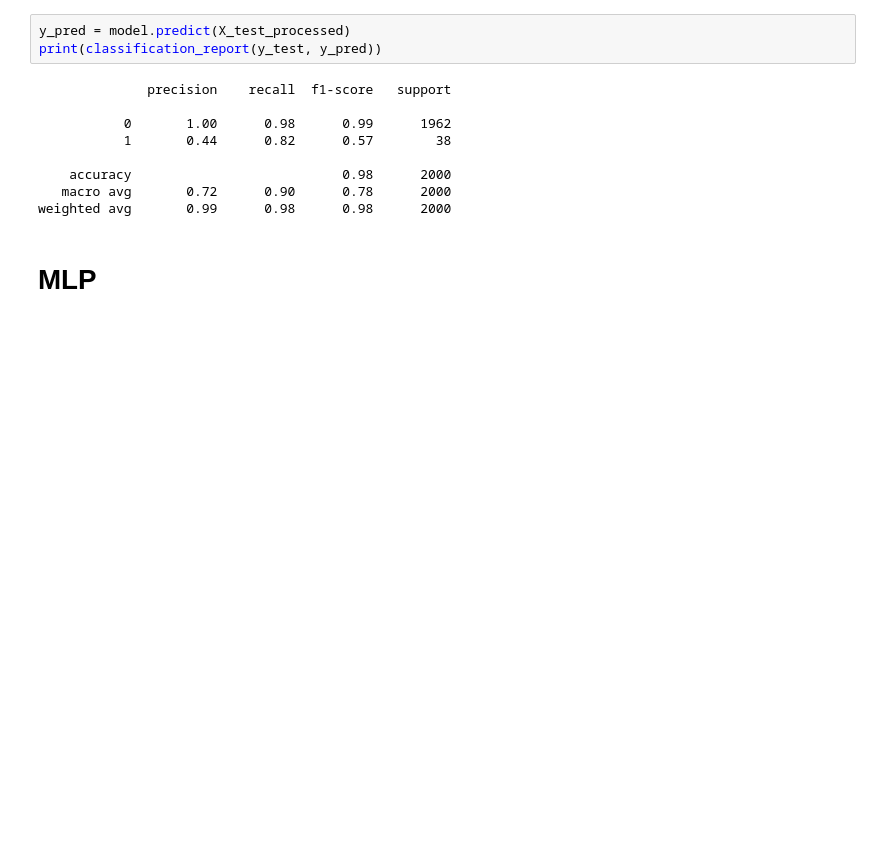
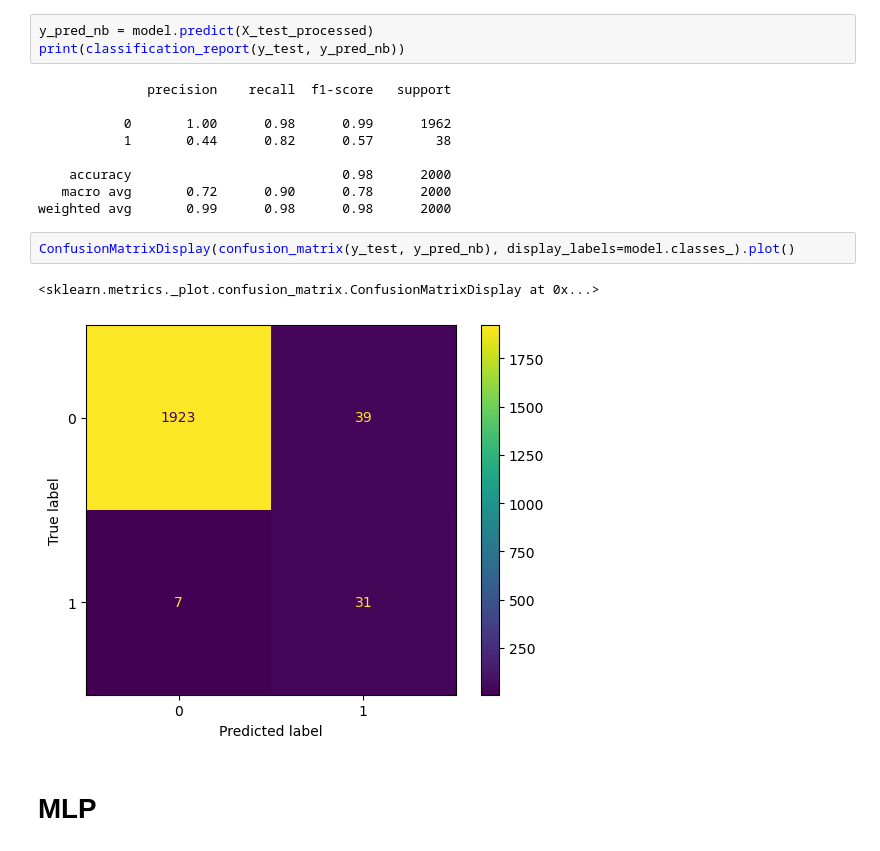
Before and after one commit to Giorgio6846/TrabajoParcial-ML, a Jupyter notebook: code/data_process.ipynb, the cells around one changed output. Saved outputs shown, nothing was run; the diff lists cells and outputs as text; blank space fills up the shorter version.

Commit message:
final metrics

```diff
--- a/code/data_process.ipynb
+++ b/code/data_process.ipynb
@@ -192,8 +193,8 @@ model.fit(X_train_balanced, y_train_balanced)
 # %% [output]
 GaussianNB()
 # %%
-y_pred = model.predict(X_test_processed)
-print(classification_report(y_test, y_pred))
+y_pred_nb = model.predict(X_test_processed)
+print(classification_report(y_test, y_pred_nb))
 # %% [output]
               precision    recall  f1-score   support
 
@@ -203,6 +204,11 @@ print(classification_report(y_test, y_pred))
     accuracy                           0.98      2000
    macro avg       0.72      0.90      0.78      2000
 weighted avg       0.99      0.98      0.98      2000
+# %%
+ConfusionMatrixDisplay(confusion_matrix(y_test, y_pred_nb), display_labels=model.classes_).plot()
+# %% [output]
+<sklearn.metrics._plot.confusion_matrix.ConfusionMatrixDisplay at 0x...>
+[figure, added]
 # %% [markdown]
 # MLP
 # %%
```
Also changed, not shown: parts of 6 cells of this notebook, 2 other files.
